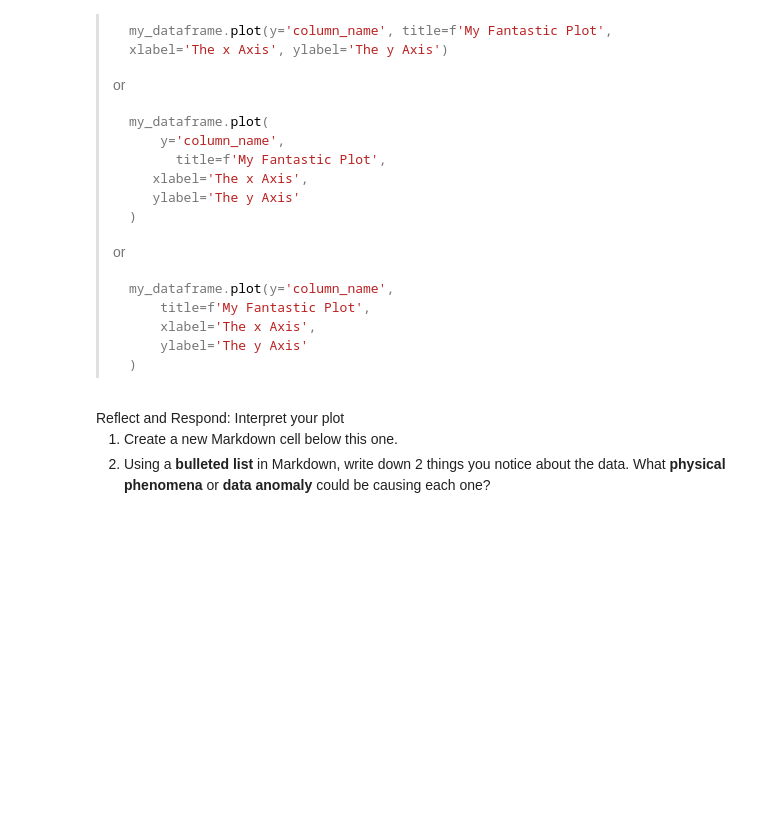
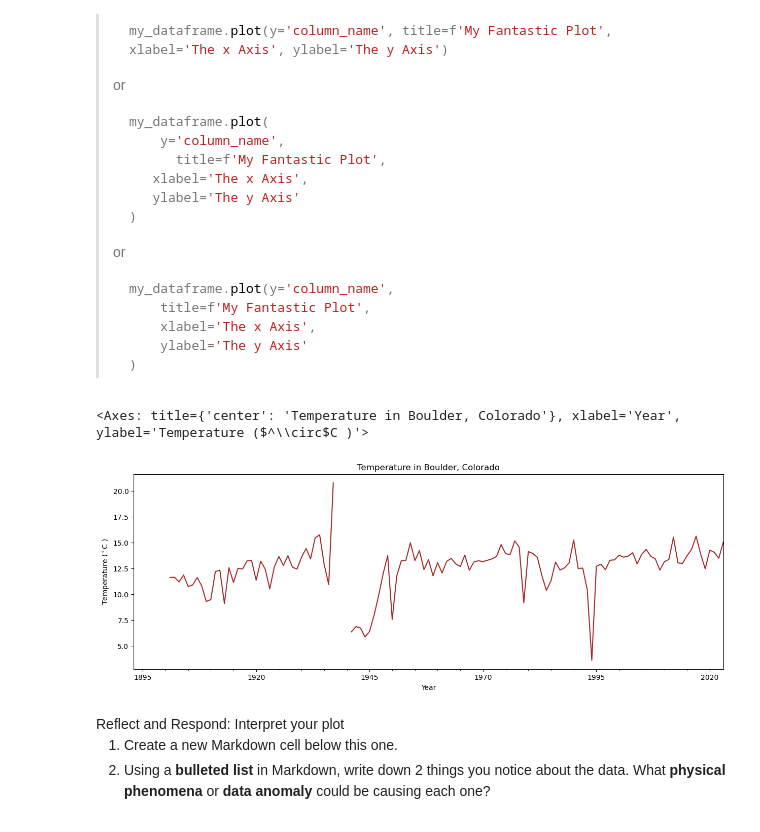
Before and after one commit to earthlab-education/02-climate-nkoppa, a Jupyter notebook: Climate Coding Challenge, Part 4!.ipynb, the cells around one changed output. Saved outputs shown, nothing was run; the diff lists cells and outputs as text; code cells hidden in the pictures; blank space fills up the shorter version.

Commit message:
plotted the annual avg temp and make interactive plot

````diff
--- a/Climate Coding Challenge, Part 4!.ipynb
+++ b/Climate Coding Challenge, Part 4!.ipynb
@@ -137,10 +141,12 @@ resampling documentation</a> for a list of common built-in options.</li>
 knows what it is doing.</li>
 </ol></div></div>
 # %%
+
+# Here, we take the annual average temperature for boulder
 df_boulder_ann_temp = (
     df_climate_units
-    .resample('YearBegin')
-    .mean()
+    .resample('BYS') #this will allow us to do the sampling using the beginning of year
+    .mean() #taking a mean across the year
 )
 df_boulder_ann_temp
 # %% [output]
@@ -216,6 +235,19 @@ long. See some examples below for what to do and what not to do.</li>
 > ```
 # %%
 # Plot the annual data
+
+# Plot the data using .plot
+df_boulder_ann_temp.plot(
+    y='temperature_c',
+    title='Temperature in Boulder, Colorado',
+    xlabel='Year',
+    ylabel='Temperature ($^\circ$C )',
+    legend= False,
+    color='brown',
+    figsize = (15,5))
+# %% [output]
+<Axes: title={'center': 'Temperature in Boulder, Colorado'}, xlabel='Year', ylabel='Temperature ($^\\circ$C )'>
+[figure, added]
 # %% [markdown]
 <link rel="stylesheet" type="text/css" href="./assets/styles.css"><div class="callout callout-style-default callout-titled callout-respond"><div class="callout-header"><div class="callout-icon-container"><i class="callout-icon"></i></div><div class="callout-title-container flex-fill">Reflect and Respond: Interpret your plot</div></div><div class="callout-body-container callout-body"><ol type="1">
 <li>Create a new Markdown cell below this one.</li>
````
Also changed, not shown: parts of 7 cells of this notebook, 2 other files.
